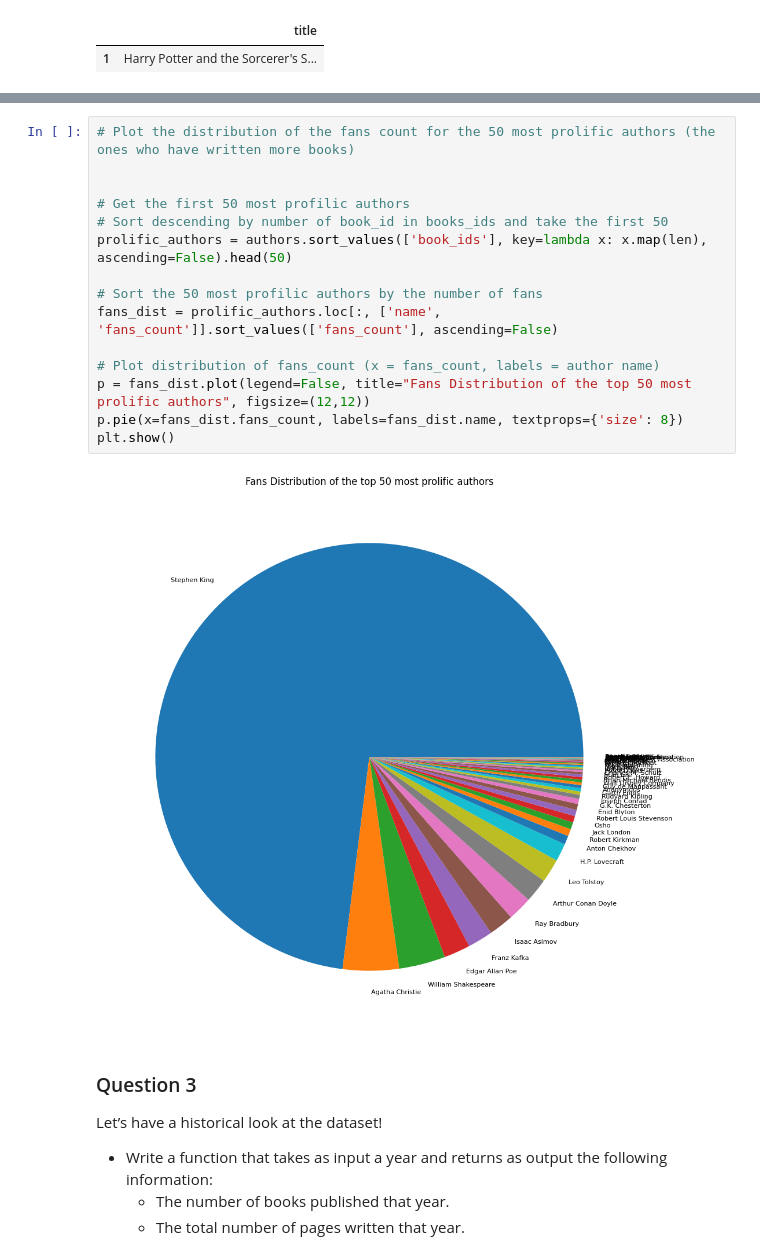
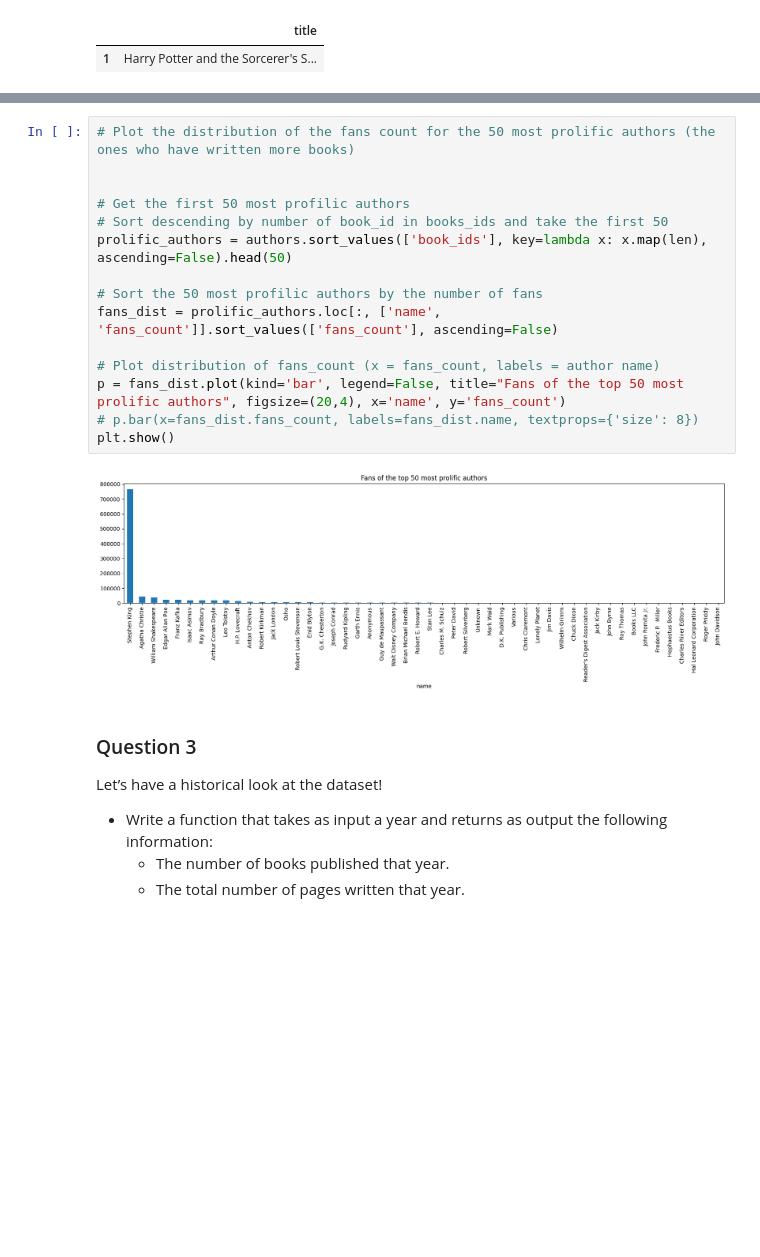
Before and after one commit to michele-42/HW2, a Jupyter notebook: main.ipynb, the cells around one changed output, grey strips where cells are left out. Drawn from its saved outputs; the diff is of its cells as text; blank space fills up the shorter version.

```diff
--- a/main.ipynb
+++ b/main.ipynb
@@ -173,20 +200,20 @@ len(books.loc[books.num_pages.map(lambda x: int(x)>250 if x else False)])
 # %%
 # Plot the distribution of the fans count for the 50 most prolific authors (the ones who have written more books)
 
 
 # Get the first 50 most profilic authors
 # Sort descending by number of book_id in books_ids and take the first 50
 prolific_authors = authors.sort_values(['book_ids'], key=lambda x: x.map(len), ascending=False).head(50)
 
 # Sort the 50 most profilic authors by the number of fans
 fans_dist = prolific_authors.loc[:, ['name', 'fans_count']].sort_values(['fans_count'], ascending=False)
 
 # Plot distribution of fans_count (x = fans_count, labels = author name)
-p = fans_dist.plot(legend=False, title="Fans Distribution of the top 50 most prolific authors", figsize=(12,12))
-p.pie(x=fans_dist.fans_count, labels=fans_dist.name, textprops={'size': 8})
+p = fans_dist.plot(kind='bar', legend=False, title="Fans of the top 50 most prolific authors", figsize=(20,4), x='name', y='fans_count')
+# p.bar(x=fans_dist.fans_count, labels=fans_dist.name, textprops={'size': 8})
 plt.show()
 # %% [output]
-[figure, old version]
+[figure, new version]
 # %% [markdown]
 <h3> Question 3 </h3>
 <p>
```
Also changed, not shown: parts of 16 cells of this notebook.
